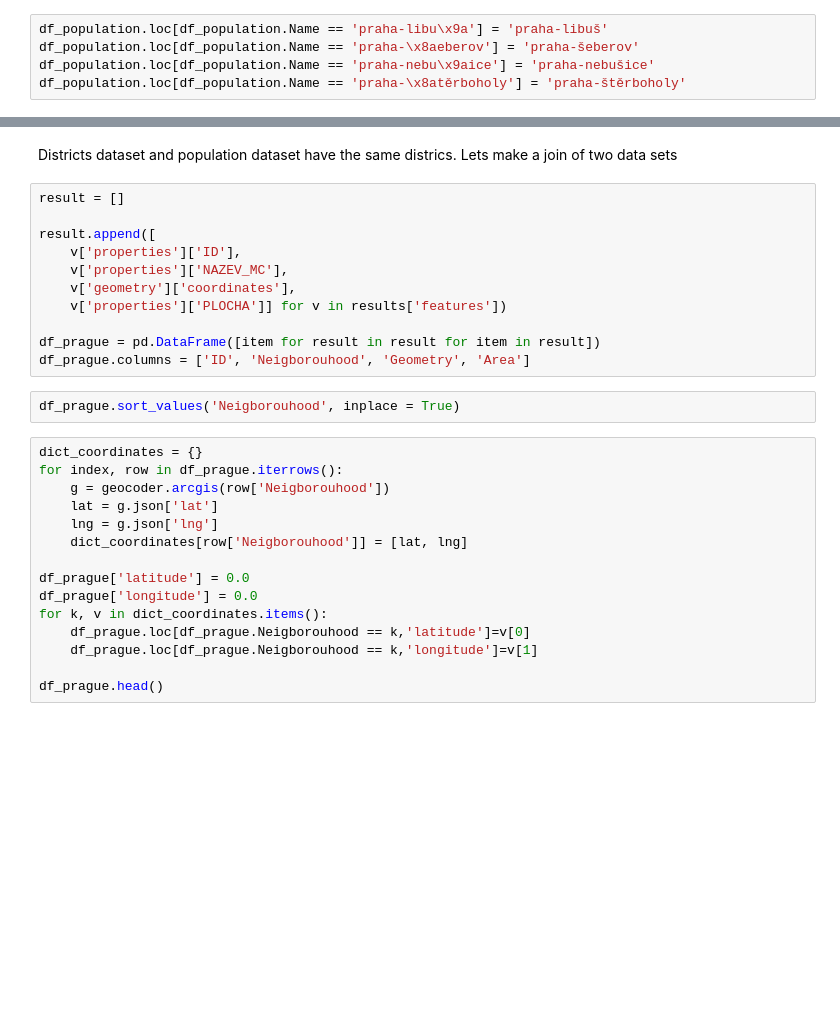
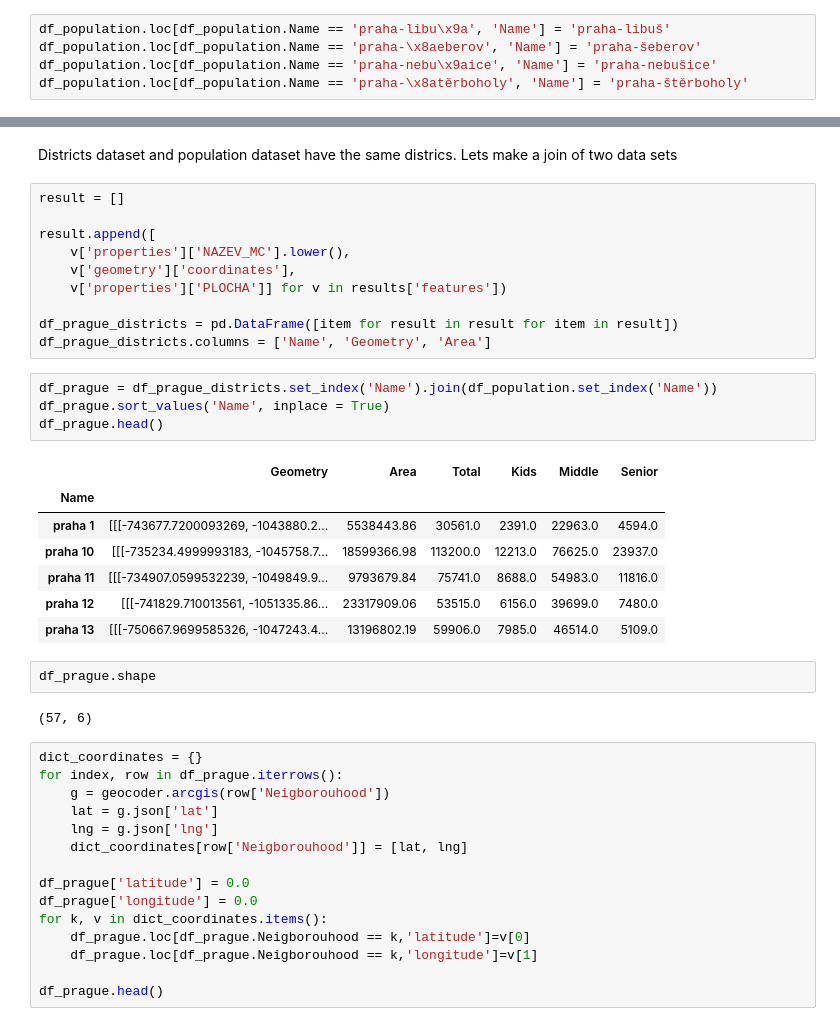
Before and after one commit to tonnyeremin/Urban-Data-Science, a Jupyter notebook: Walking Accessibility.ipynb, the cells around one changed output, grey strips where cells are left out. Saved outputs shown, nothing was run; the diff lists cells and outputs as text; blank space fills up the shorter version.

```diff
--- a/Walking Accessibility.ipynb
+++ b/Walking Accessibility.ipynb
@@ -170,10 +170,10 @@ districts_diff_pop
 # %% [markdown]
 Population data set has encoding errors. Lets fix it
 # %%
-df_population.loc[df_population.Name == 'praha-libu\x9a'] = 'praha-libuš'
-df_population.loc[df_population.Name == 'praha-\x8aeberov'] = 'praha-šeberov'
-df_population.loc[df_population.Name == 'praha-nebu\x9aice'] = 'praha-nebušice'
-df_population.loc[df_population.Name == 'praha-\x8atěrboholy'] = 'praha-štěrboholy'
+df_population.loc[df_population.Name == 'praha-libu\x9a', 'Name'] = 'praha-libuš'
+df_population.loc[df_population.Name == 'praha-\x8aeberov', 'Name'] = 'praha-šeberov'
+df_population.loc[df_population.Name == 'praha-nebu\x9aice', 'Name'] = 'praha-nebušice'
+df_population.loc[df_population.Name == 'praha-\x8atěrboholy', 'Name'] = 'praha-štěrboholy'
 # %%
 population_unique = df_population['Name'].unique()
 districts_diff_pop = list(set(population_unique)-set(geo_unique))
@@ -186,15 +186,28 @@ Districts dataset and population dataset have the same districs. Lets make a joi
 result = []
 
 result.append([
-    v['properties']['ID'],
-    v['properties']['NAZEV_MC'],
+    v['properties']['NAZEV_MC'].lower(),
     v['geometry']['coordinates'],
     v['properties']['PLOCHA']] for v in results['features'])
 
-df_prague = pd.DataFrame([item for result in result for item in result])
-df_prague.columns = ['ID', 'Neigborouhood', 'Geometry', 'Area']
+df_prague_districts = pd.DataFrame([item for result in result for item in result])
+df_prague_districts.columns = ['Name', 'Geometry', 'Area']
-# %%
-df_prague.sort_values('Neigborouhood', inplace = True)
+# %%
+df_prague = df_prague_districts.set_index('Name').join(df_population.set_index('Name'))
+df_prague.sort_values('Name', inplace = True)
+df_prague.head()
+# %% [output]
+|  | Geometry | Area | Total | Kids | Middle | Senior |
+| Name |  |  |  |  |  |  |
+| praha 1 | [[[-743677.7200093269, -1043880.2... | 5538443.86 | 30561.0 | 2391.0 | 22963.0 | 4594.0 |
+| praha 10 | [[[-735234.4999993183, -1045758.7... | 18599366.98 | 113200.0 | 12213.0 | 76625.0 | 23937.0 |
+| praha 11 | [[[-734907.0599532239, -1049849.9... | 9793679.84 | 75741.0 | 8688.0 | 54983.0 | 11816.0 |
+| praha 12 | [[[-741829.710013561, -1051335.86... | 23317909.06 | 53515.0 | 6156.0 | 39699.0 | 7480.0 |
+| praha 13 | [[[-750667.9699585326, -1047243.4... | 13196802.19 | 59906.0 | 7985.0 | 46514.0 | 5109.0 |
+# %%
+df_prague.shape
+# %% [output]
+(57, 6)
 # %%
 dict_coordinates = {}
 for index, row in df_prague.iterrows():
```
